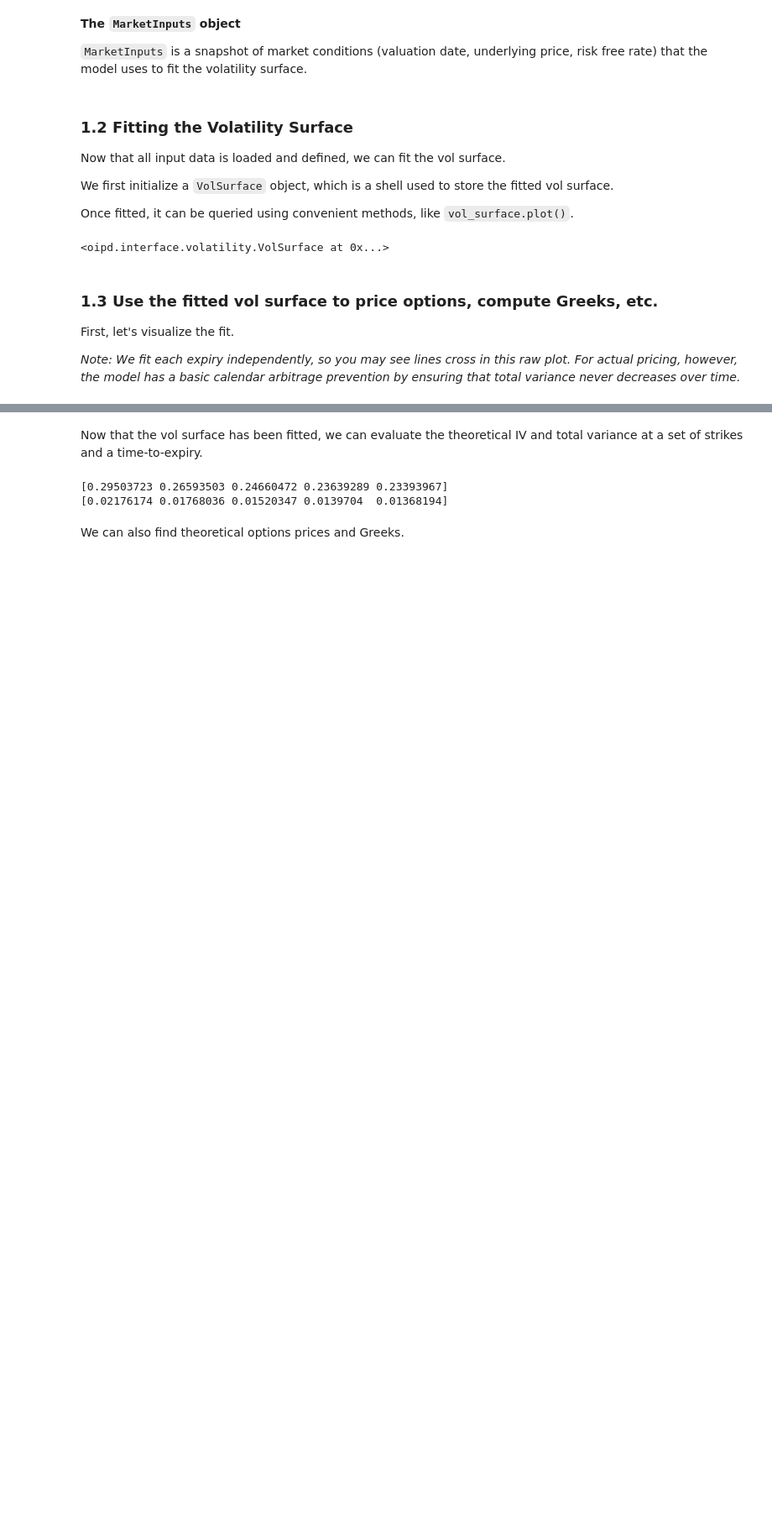
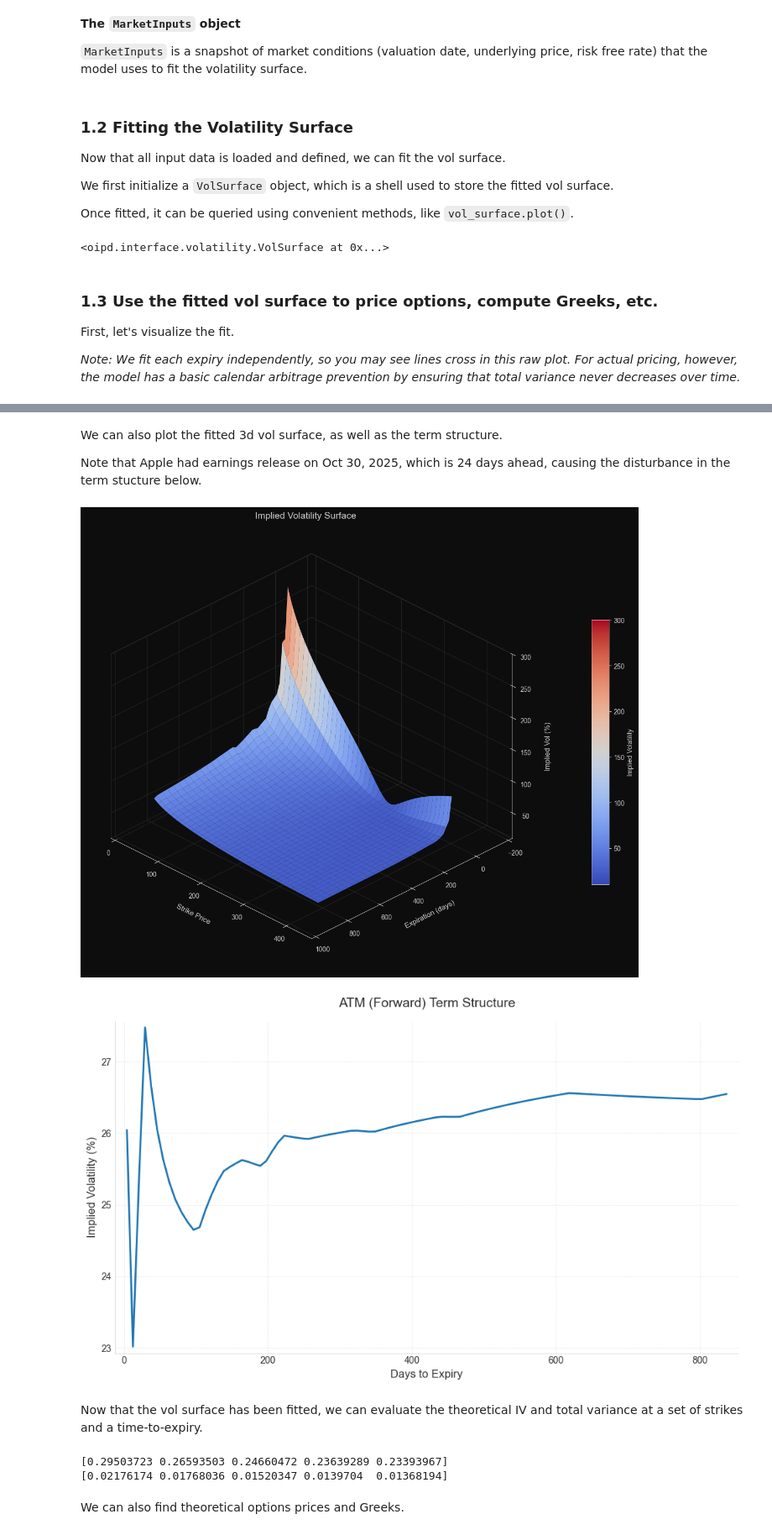
Before and after one commit to tyrneh/options-implied-probability, a Jupyter notebook: examples/quickstart_VolSurface.ipynb, the cells around one changed output, grey strips where cells are left out. Shown at 84% size. Drawn from its saved outputs; the diff is of its cells as text; code cells hidden in the pictures; blank space fills up the shorter version.

```diff
--- a/examples/quickstart_VolSurface.ipynb
+++ b/examples/quickstart_VolSurface.ipynb
@@ -84,3 +93,15 @@ plt.show()
+# %% [markdown]
+We can also plot the fitted 3d vol surface, as well as the term structure.
+
+Note that Apple had earnings release on Oct 30, 2025, which is 24 days ahead, causing the disturbance in the term stucture below.
+# %%
+vol_surface.plot_3d()
+plt.show()
+vol_surface.plot_term_structure()
+plt.show()
+# %% [output]
+[figure, added]
+[figure, added]
 # %% [markdown]
 Now that the vol surface has been fitted, we can evaluate the theoretical IV and total variance at a set of strikes and a time-to-expiry.
 # %%
```
Also changed, not shown: parts of 6 cells of this notebook, 10 other files.
